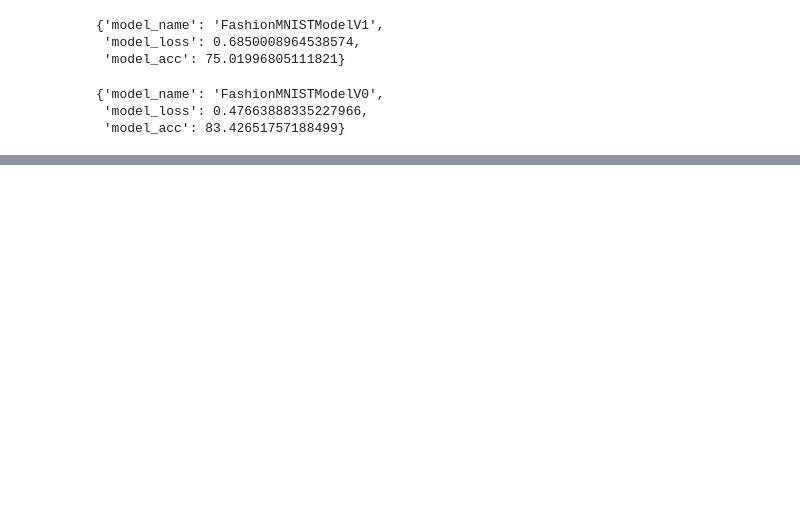
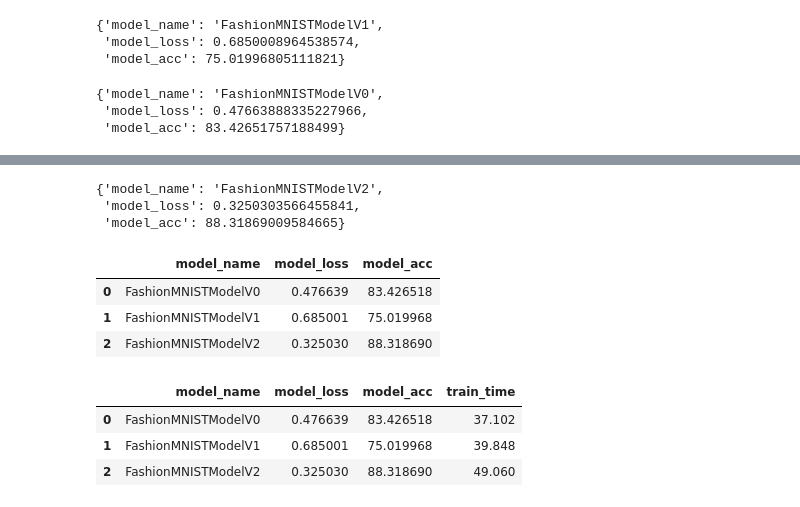
Before and after one commit to sush0677/pytorch_coding, a Jupyter notebook: computervision.ipynb, the cells around one changed output, grey strips where cells are left out. Saved outputs shown, nothing was run; the diff lists cells and outputs as text; code cells hidden in the pictures; blank space fills up the shorter version.

```diff
--- a/computervision.ipynb
+++ b/computervision.ipynb
@@ -553,15 +553,15 @@ class FashionMNISTModelV2(nn.Module):
         )
     self.classifier = nn.Sequential(
         nn.Flatten(),
-        nn.Linear(in_features=hidden_units,
+        nn.Linear(in_features=hidden_units*7*7, # why 7*7 because when multiplying 2 matrices the dim should be the same so to make both of the matrices dimesion eactly the same so that the image can be flattened
                   out_features=output_shape)
     )
 
   def forward(self, x: torch.Tensor):
     x = self.conv_block_1(x)
-    print(x.shape)
+    # print(x.shape)
     x = self.conv_block_2(x)
-    print(x.shape)
+    # print(x.shape)
     x = self.classifier(x)
     return x
 # %%
@@ -593,0 +721,33 @@ FashionMNISTModelV2(
+# %%
+model_2_results = eval_model(model=model_2,
+                             data_loader=test_dataloader,
+                             loss_fn=loss_fn,
+                             accuracy_fn=accuracy_fn,
+                             device=device)
+model_2_results
+# %% [output]
+{'model_name': 'FashionMNISTModelV2',
+ 'model_loss': 0.3250303566455841,
+ 'model_acc': 88.31869009584665}
+# %%
+import pandas as pd
+compare_results = pd.DataFrame([model_0_results,
+                                model_1_results,
+                                model_2_results])
+compare_results
+# %% [output]
+|  | model_name | model_loss | model_acc |
+| 0 | FashionMNISTModelV0 | 0.476639 | 83.426518 |
+| 1 | FashionMNISTModelV1 | 0.685001 | 75.019968 |
+| 2 | FashionMNISTModelV2 | 0.325030 | 88.318690 |
+# %%
+compare_results["train_time"] = [f"{total_train_time_model_0:.3f}",
+                                 f"{total_train_time_model_1:.3f}",
+                                 f"{total_train_time_model_2:.3f}"]
+
+compare_results
+# %% [output]
+|  | model_name | model_loss | model_acc | train_time |
+| 0 | FashionMNISTModelV0 | 0.476639 | 83.426518 | 37.102 |
+| 1 | FashionMNISTModelV1 | 0.685001 | 75.019968 | 39.848 |
+| 2 | FashionMNISTModelV2 | 0.325030 | 88.318690 | 49.060 |
```
Also changed, not shown: parts of 16 cells of this notebook.
